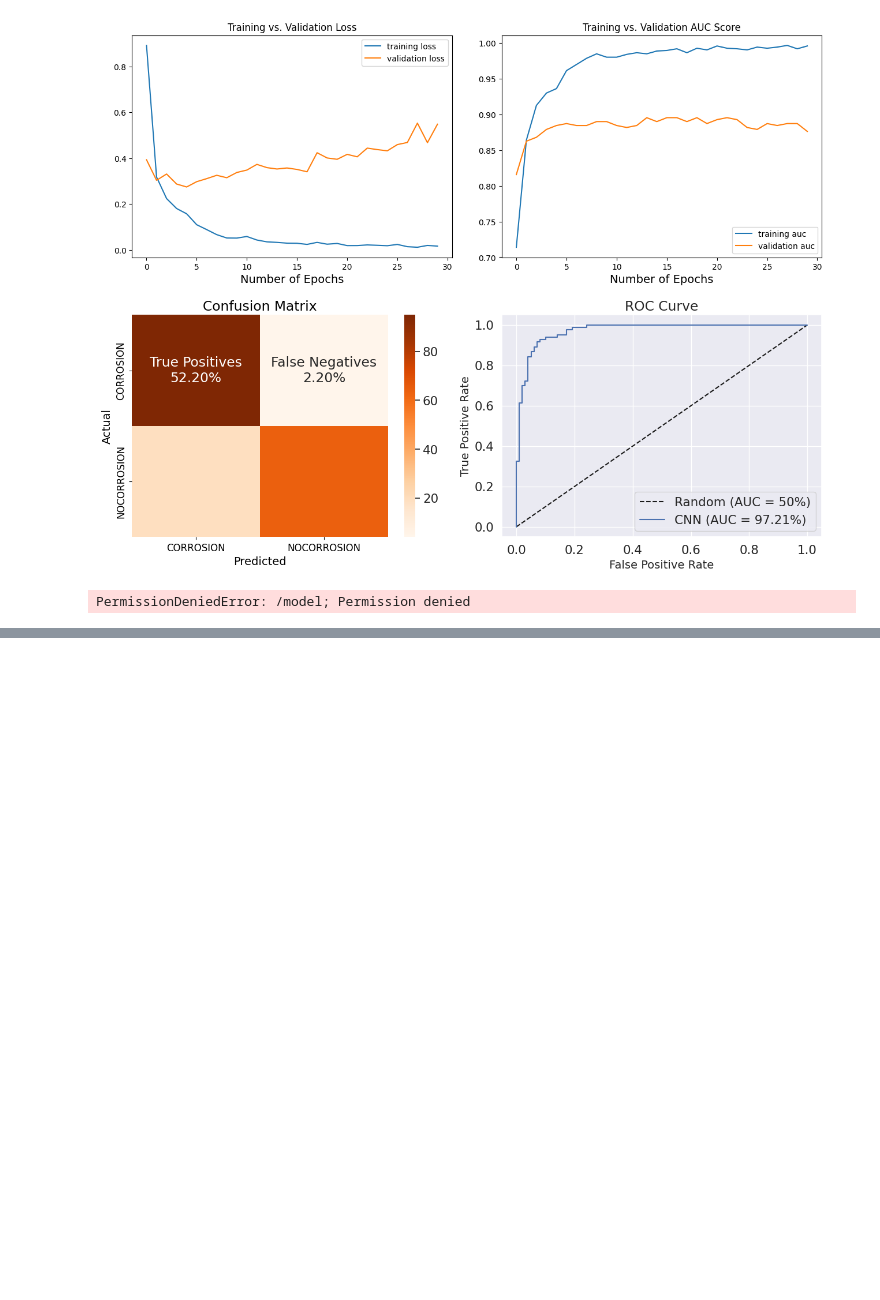
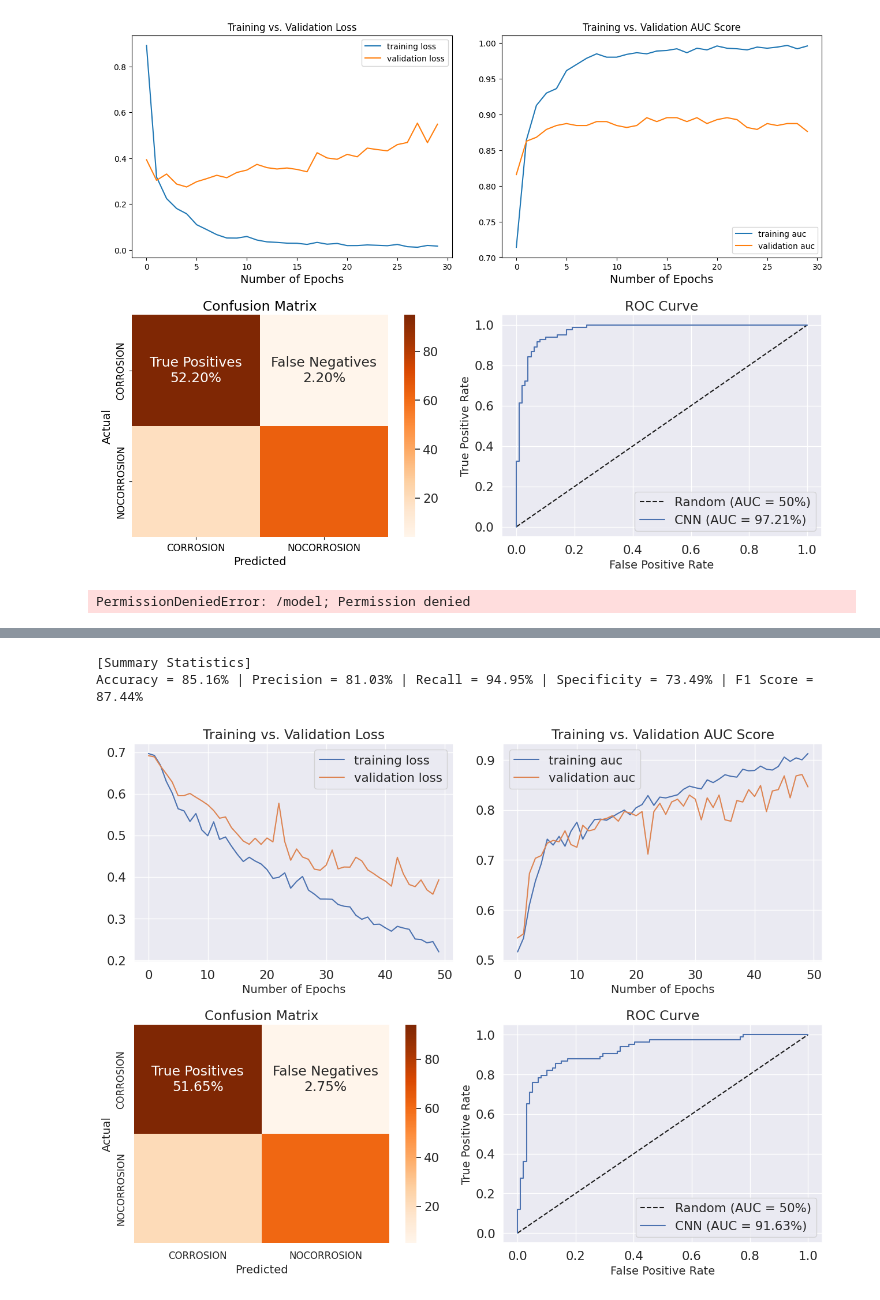
Before and after one commit to mizanulridhoaohana/TUBES-JST, a Jupyter notebook: CNN.ipynb, the cells around one changed output, grey strips where cells are left out. Drawn from its saved outputs; the diff is of its cells as text; code cells hidden in the pictures; blank space fills up the shorter version.

```diff
--- a/CNN.ipynb
+++ b/CNN.ipynb
@@ -722,0 +955,9 @@ PermissionDeniedError: /model; Permission denied
+# %%
+# Train the model
+
+cnn_model = model.fit_generator(train_generator,
+                              epochs = 50,
+                              steps_per_epoch = len(train_generator),
+                              validation_data = val_generator,
+                              validation_steps = len(val_generator),
+                              verbose = 1)
@@ -722,0 +982,6 @@ PermissionDeniedError: /model; Permission denied
+# %%
+create_charts(model,cnn_model)
+# %% [output]
+[Summary Statistics]
+Accuracy = 85.16% | Precision = 81.03% | Recall = 94.95% | Specificity = 73.49% | F1 Score = 87.44%
+[figure, added]
```
Also changed, not shown: parts of 12 cells of this notebook, 1 other file.
